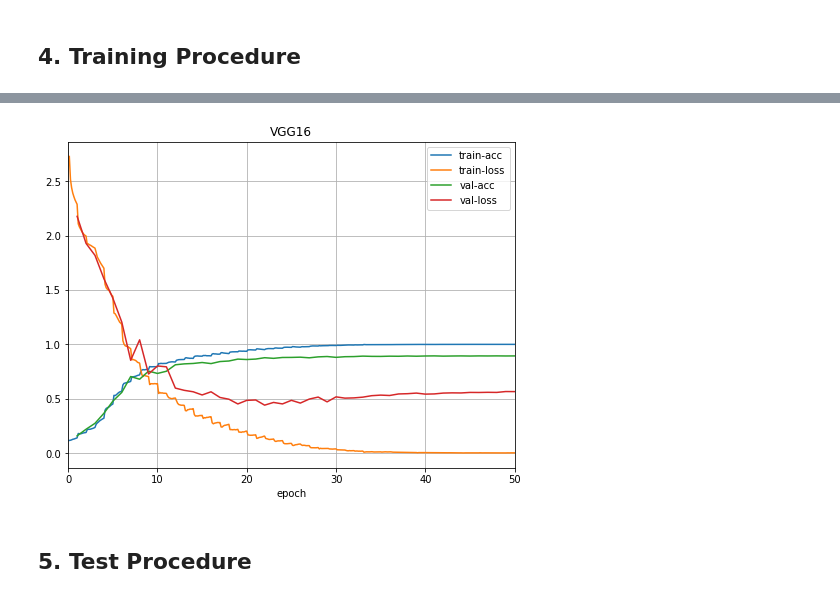
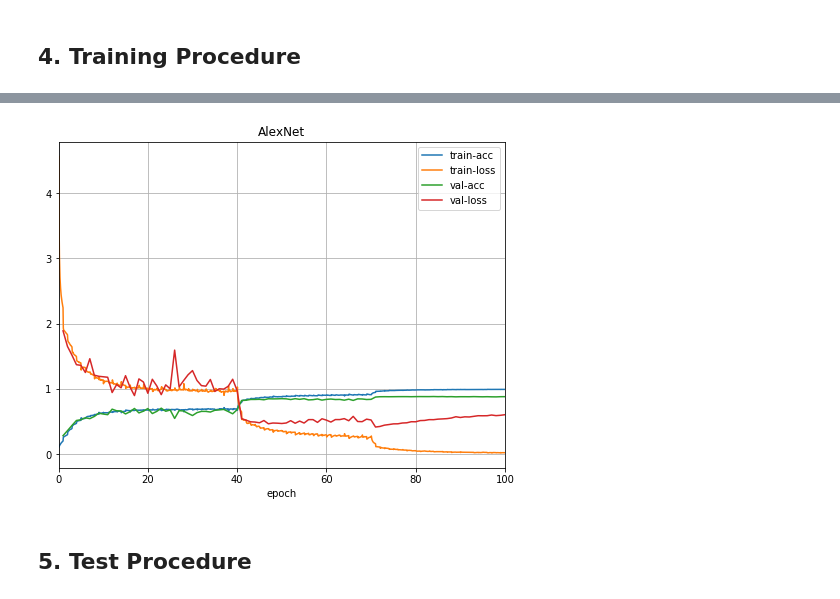
Before and after one commit to danhdoan/cifar10-end2end-mxnet, a Jupyter notebook: cifar10-end2end.ipynb, the cells around one changed output, grey strips where cells are left out. Drawn from its saved outputs; the diff is of its cells as text; code cells hidden in the pictures.

Commit message:
update configs - retrain AlexNet

```diff
--- a/cifar10-end2end.ipynb
+++ b/cifar10-end2end.ipynb
@@ -22,6 +23,7 @@ from mxnet.gluon.data.vision import transforms, CIFAR10
 ### 2.1 Define Data Transformers
 # %%
 train_transformer = transforms.Compose([
+    gcv_transforms.RandomCrop(cfg.IMAGE_SIZE, pad=4),
     transforms.RandomFlipLeftRight(),
     transforms.ToTensor(),
     transforms.Normalize(cfg.CIFAR10_MEAN, cfg.CIFAR10_STD)
@@ -79,20 +81,8 @@ from altusi.models import ResNet18, ResNet34, ResNet50, ResNet101, ResNet152
 from altusi.models import AlexNet
 
 # AlexNet architecture
-#net = AlexNet(nclasses=cfg.CIFAR_NCLASSES); model_name = 'AlexNet'
+net = AlexNet(nclasses=cfg.CIFAR_NCLASSES); model_name = 'AlexNet'
 
-# VGG architectures
-#net = VGG11(nclasses=cfg.CIFAR_NCLASSES); model_name = 'VGG11'
-#net = VGG13(nclasses=cfg.CIFAR_NCLASSES); model_name = 'VGG13'
-net = VGG16(nclasses=cfg.CIFAR_NCLASSES); model_name = 'VGG16'
-#net = VGG19(nclasses=cfg.CIFAR_NCLASSES); model_name = 'VGG19'
 
-# Resnet architectures
-#net = ResNet18(nclasses=cfg.CIFAR_NCLASSES); model_name = 'ResNet18'
-#net = ResNet34(nclasses=cfg.CIFAR_NCLASSES); model_name = 'ResNet34'
-#net = ResNet50(nclasses=cfg.CIFAR_NCLASSES); model_name = 'ResNet50'
-#net = ResNet101(nclasses=cfg.CIFAR_NCLASSES); model_name = 'ResNet101'
-#net = ResNet152(nclasses=cfg.CIFAR_NCLASSES); model_name = 'ResNet152'
-
-LOG(INFO, 'Network setup done')
+LOG(INFO, '{} Network setup done'.format(model_name))
 # %% [output]
@@ -166,8 +156,8 @@ animator = vis.Animator(
     figsize=(8, 6)
 )
 
-# LR_DECAY_EPOCHS = [10, 20, 30, 40] + [np.inf]
-# lr_decay_idx = 0
+LR_DECAY_EPOCHS = [40, 70] + [np.inf]
+lr_decay_idx = 0
 
 train_metric = mx.metric.Accuracy()
 best_val_acc = 0
@@ -177,10 +167,9 @@ for epoch in range(cfg.NEPOCHS):
     train_loss_total = 0
     sample_cnt = 0
 
-#     if epoch == LR_DECAY_EPOCHS[lr_decay_idx]:
-    if epoch != 0 and epoch % 2 == 0:
-        trainer.set_learning_rate(trainer.learning_rate * 0.8)
-#         lr_decay_idx += 1
+    if epoch == LR_DECAY_EPOCHS[lr_decay_idx]:
+        trainer.set_learning_rate(trainer.learning_rate * cfg.LR_DECAY_FACTOR)
+        lr_decay_idx += 1
 
     for i, (X, y) in enumerate(train_loader):
         X, y = X.as_in_context(ctx), y.as_in_context(ctx)
@@ -232,4 +221,4 @@ LOG(INFO, 'Training Procedure done')
-[figure, old version]
+[figure, new version]
 # %% [markdown]
 ## 5. Test Procedure
 # %% [markdown]
```
Also changed, not shown: parts of 13 cells of this notebook, 8 other files.
